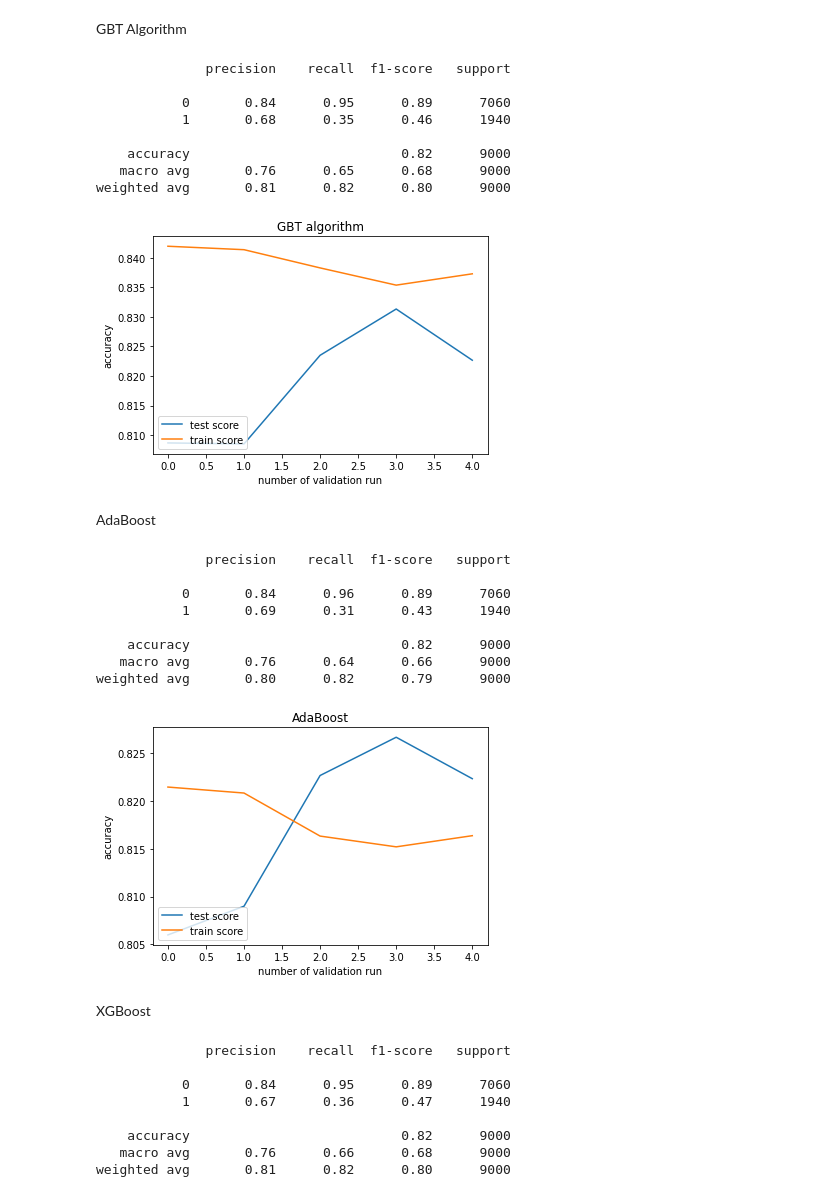
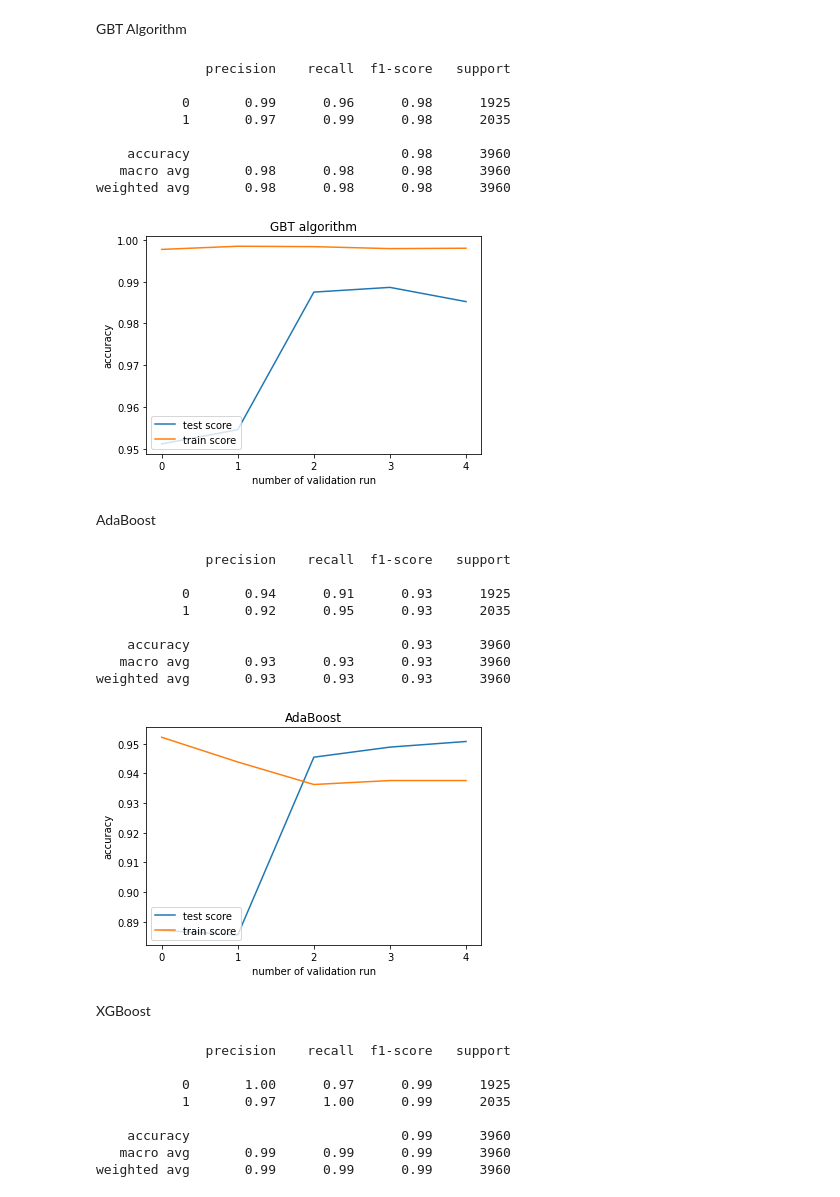
Before and after one commit to niklastrimpe/Gradient-Boosting-Example, a Jupyter notebook: Gradient_Boosting_Credit_Risk.ipynb, the cells around one changed output. Saved outputs shown, nothing was run; the diff lists cells and outputs as text; code cells hidden in the pictures.

Commit message:
Changed example dataset

```diff
--- a/Gradient_Boosting_Credit_Risk.ipynb
+++ b/Gradient_Boosting_Credit_Risk.ipynb
@@ -4,11 +4,10 @@ Prepare dataset
 import pandas as pd
 import numpy as np
 
-df = pd.read_csv("data/UCI_Credit_Card.csv")
+df = pd.read_csv("data/data.csv") # https://www.kaggle.com/datasets/fedesoriano/company-bankruptcy-prediction
 
-df["y"] = df["default.payment.next.month"]
-df.drop("default.payment.next.month", axis=1, inplace=True)
-df.drop("ID", axis=1, inplace=True)
+df["y"] = df["Bankrupt?"]
+df.drop("Bankrupt?", axis=1, inplace=True)
 
 df.head()
 # %% [output]
@@ -27,0 +29,7 @@ df["y"].value_counts()[0] / len(df["y"])
+# %%
+from imblearn.over_sampling import SMOTE
+
+X, y = df.drop("y", axis=1), df["y"]
+
+oversample = SMOTE()
+X, y = oversample.fit_resample(X, y)
@@ -31,15 +43,13 @@ Split data into test and validation sets
 from sklearn.metrics import classification_report
 from sklearn.model_selection import train_test_split
 
-X, y = df.drop("y", axis=1), df["y"]
-
-X_train, X_val, y_train, y_val = train_test_split(X, y, test_size=0.30, random_state=0)
+X_train, X_val, y_train, y_val = train_test_split(X, y, test_size=0.30, random_state=0, shuffle=True)
 # %% [markdown]
 GBT Algorithm
 # %%
 from sklearn.ensemble import GradientBoostingClassifier
 
-model_gbt = GradientBoostingClassifier(learning_rate=0.1, max_depth=6, criterion="friedman_mse", n_estimators=100, n_iter_no_change=5, tol=0.001, random_state=0)
+model_gbt = GradientBoostingClassifier(learning_rate=0.2, max_depth=8, criterion="friedman_mse", n_estimators=100, n_iter_no_change=5, tol=0.001, random_state=0)
 
 model_gbt.fit(X_train, y_train)
 y_pred = model_gbt.predict(X_val)
@@ -47,32 +57,33 @@ print(classification_report(y_true=y_val, y_pred=y_pred))
 # %% [output]
               precision    recall  f1-score   support
 
-           0       0.84      0.95      0.89      7060
-           1       0.68      0.35      0.46      1940
+           0       0.99      0.96      0.98      1925
+           1       0.97      0.99      0.98      2035
 
-    accuracy                           0.82      9000
-   macro avg       0.76      0.65      0.68      9000
-weighted avg       0.81      0.82      0.80      9000
+    accuracy                           0.98      3960
+   macro avg       0.98      0.98      0.98      3960
+weighted avg       0.98      0.98      0.98      3960
 # %%
 from sklearn.model_selection import cross_validate
 import matplotlib.pylab as plt
 
 cv = cross_validate(model_gbt, X, y, return_train_score=True, cv=5)
 plt.plot(cv["test_score"], label="test score")
 plt.plot(cv["train_score"], label="train score")
 plt.legend(loc="lower left")
 plt.xlabel("number of validation run")
+plt.xticks(np.arange(0, len(cv["test_score"]), 1))
 plt.ylabel("accuracy")
 plt.title("GBT algorithm")
 plt.show()
 # %% [output]
-[figure, old version]
+[figure, new version]
 # %% [markdown]
 AdaBoost
 # %%
 from sklearn.ensemble import AdaBoostClassifier
 
-model_ada = AdaBoostClassifier(learning_rate=0.1, n_estimators=100, random_state=0)
+model_ada = AdaBoostClassifier(learning_rate=0.2, n_estimators=100, random_state=0)
 
 model_ada.fit(X_train, y_train)
 y_pred = model_ada.predict(X_val)
@@ -80,41 +91,42 @@ print(classification_report(y_true=y_val, y_pred=y_pred))
 # %% [output]
               precision    recall  f1-score   support
 
-           0       0.84      0.96      0.89      7060
-           1       0.69      0.31      0.43      1940
+           0       0.94      0.91      0.93      1925
+           1       0.92      0.95      0.93      2035
 
-    accuracy                           0.82      9000
-   macro avg       0.76      0.64      0.66      9000
-weighted avg       0.80      0.82      0.79      9000
+    accuracy                           0.93      3960
+   macro avg       0.93      0.93      0.93      3960
+weighted avg       0.93      0.93      0.93      3960
 # %%
 cv = cross_validate(model_ada, X, y, return_train_score=True, cv=5)
 plt.plot(cv["test_score"], label="test score")
 plt.plot(cv["train_score"], label="train score")
 plt.legend(loc="lower left")
 plt.xlabel("number of validation run")
+plt.xticks(np.arange(0, len(cv["test_score"]), 1))
 plt.ylabel("accuracy")
 plt.title("AdaBoost")
 plt.show()
 # %% [output]
-[figure, old version]
+[figure, new version]
 # %% [markdown]
 XGBoost
 # %%
 import xgboost as xgb
 
-model_xgb = xgb.XGBClassifier(learning_rate=0.1, max_depth=6, n_estimators=100)
+model_xgb = xgb.XGBClassifier(learning_rate=0.2, max_depth=8, n_estimators=100)
 model_xgb.fit(X_train, y_train)
 y_pred = model_xgb.predict(X_val)
 print(classification_report(y_true=y_val, y_pred=y_pred))
 # %% [output]
               precision    recall  f1-score   support
 
-           0       0.84      0.95      0.89      7060
-           1       0.67      0.36      0.47      1940
+           0       1.00      0.97      0.99      1925
+           1       0.97      1.00      0.99      2035
 
-    accuracy                           0.82      9000
-   macro avg       0.76      0.66      0.68      9000
-weighted avg       0.81      0.82      0.80      9000
+    accuracy                           0.99      3960
+   macro avg       0.99      0.99      0.99      3960
+weighted avg       0.99      0.99      0.99      3960
 # %%
 cv = cross_validate(model_xgb, X, y, return_train_score=True, cv=5)
 plt.plot(cv["test_score"], label="test score")
```
Also changed, not shown: parts of 7 cells of this notebook, 4 other files.
